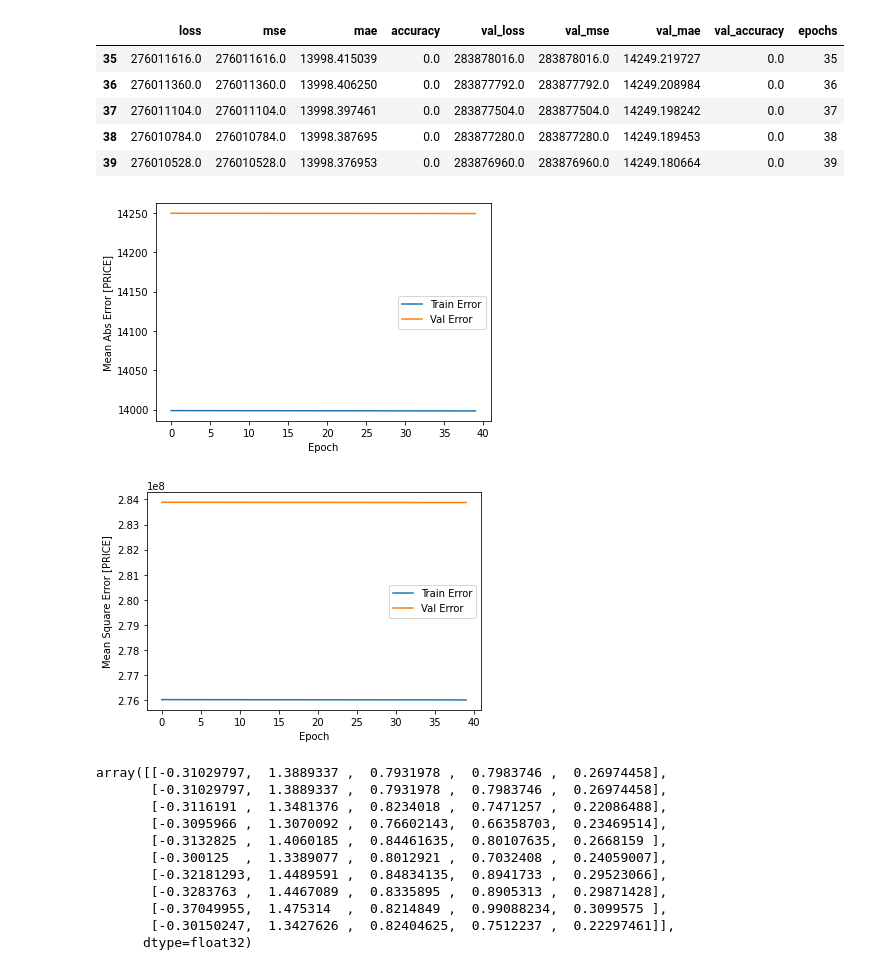
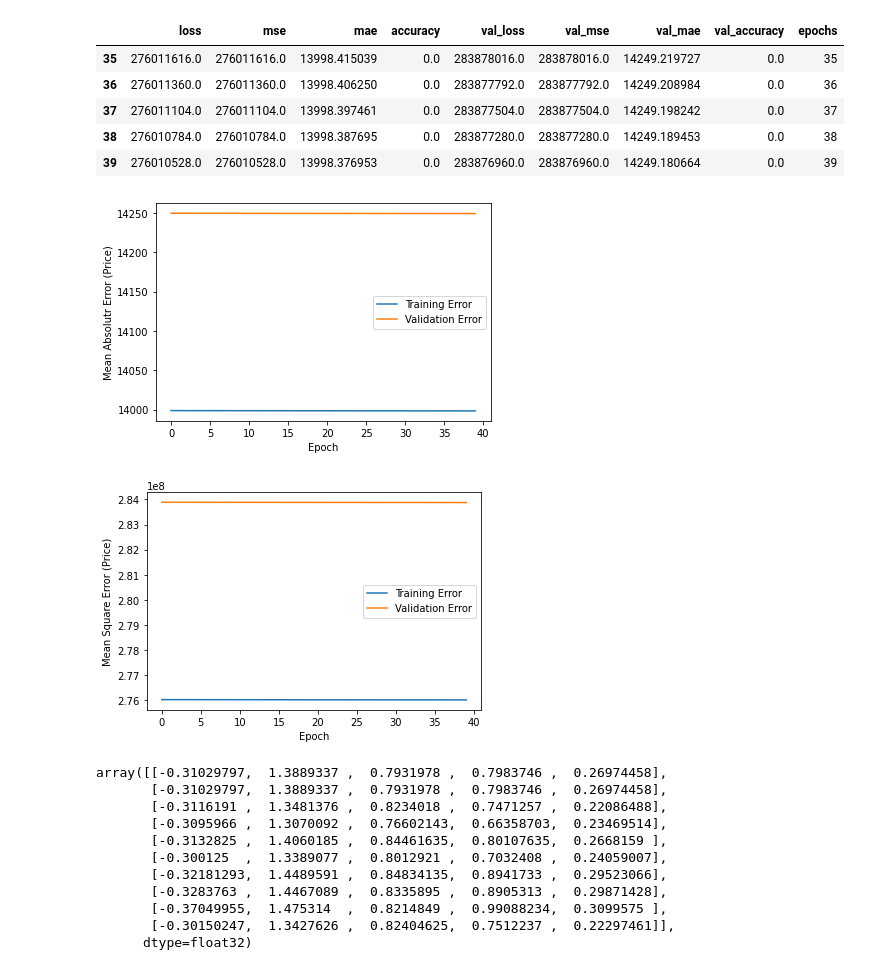
Before and after one commit to SyedHuzaifa007/PIAIC-Deep-Learning-Assignment, a Jupyter notebook: Car_Price_Prediction_assignment.ipynb, the cells around one changed output. Saved outputs shown, nothing was run; the diff lists cells and outputs as text; code cells hidden in the pictures.

```diff
--- a/Car_Price_Prediction_assignment.ipynb
+++ b/Car_Price_Prediction_assignment.ipynb
@@ -341,24 +341,24 @@ history_df.tail()
 # %%
 # plot loss on validation data
 def plot_history(history):
   plt.figure()
   plt.xlabel('Epoch')
-  plt.ylabel('Mean Abs Error [PRICE]')
-  plt.plot(history_df['epochs'], history_df['mae'], label = 'Train Error')
-  plt.plot(history_df['epochs'], history_df['val_mae'], label = 'Val Error')
+  plt.ylabel('Mean Absolutr Error (Price)')
+  plt.plot(history_df['epochs'], history_df['mae'], label = 'Training Error')
+  plt.plot(history_df['epochs'], history_df['val_mae'], label = 'Validation Error')
   plt.legend()
 
   plt.figure()
   plt.xlabel('Epoch')
-  plt.ylabel('Mean Square Error [PRICE]')
-  plt.plot(history_df['epochs'], history_df['mse'], label = 'Train Error')
-  plt.plot(history_df['epochs'], history_df['val_mse'], label = 'Val Error')
+  plt.ylabel('Mean Square Error (Price)')
+  plt.plot(history_df['epochs'], history_df['mse'], label = 'Training Error')
+  plt.plot(history_df['epochs'], history_df['val_mse'], label = 'Validation Error')
   plt.legend()
 
 plot_history(history)
 # %% [output]
-[figure, old version]
+[figure, new version]
-[figure, old version]
+[figure, new version]
 # %%
 # Making Predictions On Test Data
 example_batch = normal_train_data[:10]
```
Also changed, not shown: parts of 1 cell of this notebook.
